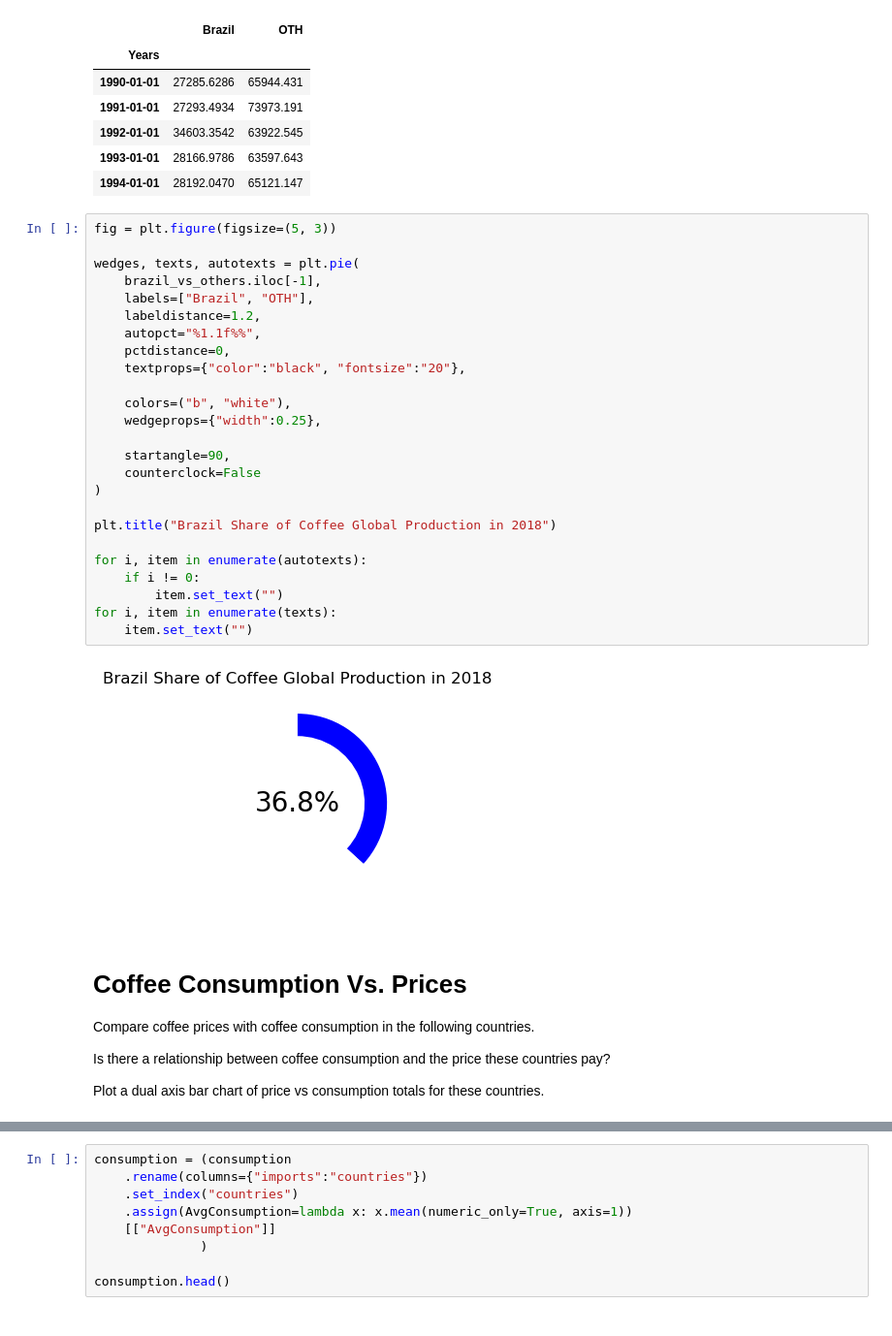
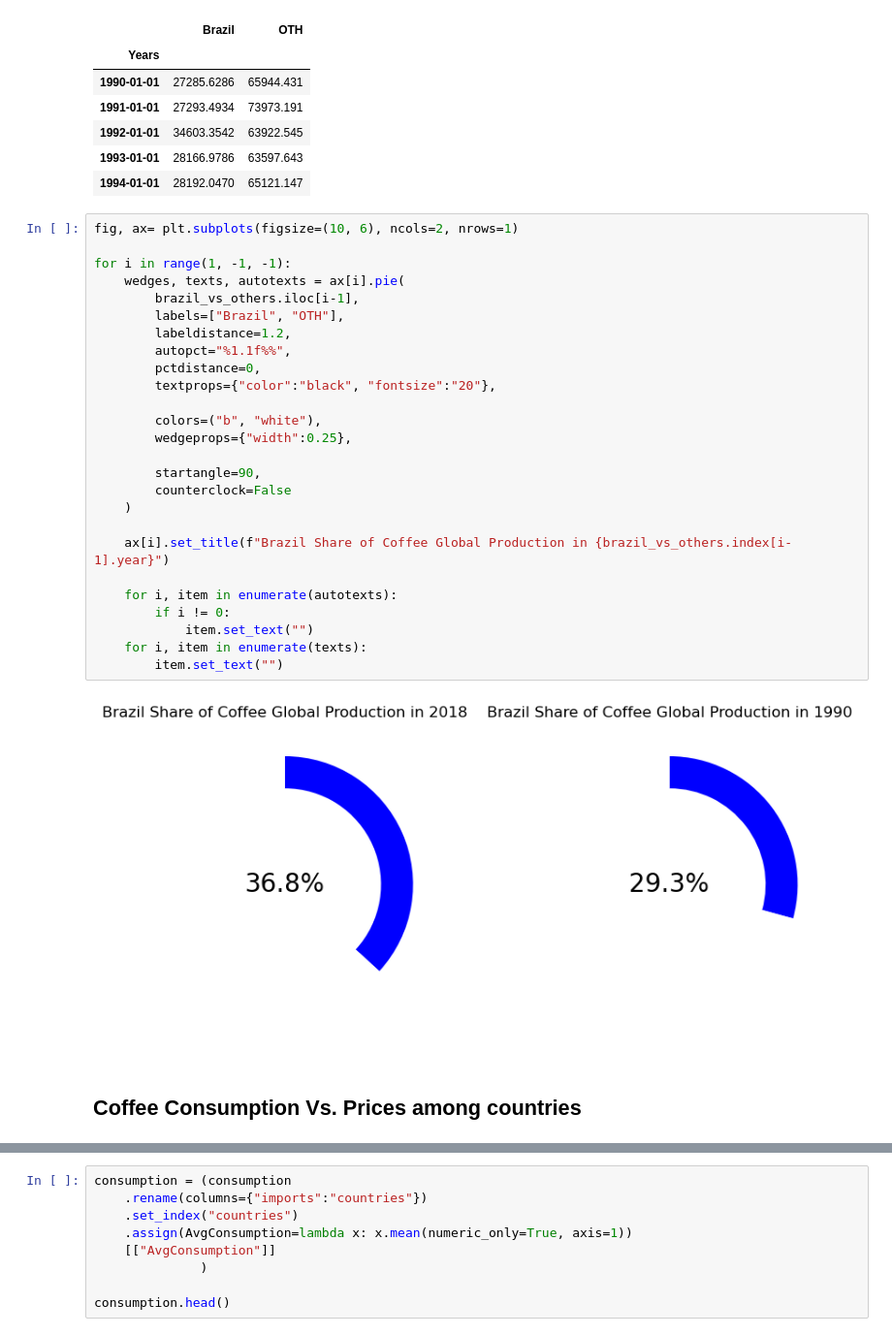
Before and after one commit to ali-can-turan/ibm-data-analyst-mini-projects, a Jupyter notebook: Coffee_Project_Part1.ipynb, the cells around one changed output, grey strips where cells are left out. Shown at 97% size. Saved outputs shown, nothing was run; the diff lists cells and outputs as text.

```diff
--- a/Coffee_Project_Part1.ipynb
+++ b/Coffee_Project_Part1.ipynb
@@ -296,39 +286,34 @@ brazil_vs_others.head()
 | 1993-01-01 | 28166.9786 | 63597.643 |
 | 1994-01-01 | 28192.0470 | 65121.147 |
 # %%
-fig = plt.figure(figsize=(5, 3))
+fig, ax= plt.subplots(figsize=(10, 6), ncols=2, nrows=1)
 
-wedges, texts, autotexts = plt.pie(
-	brazil_vs_others.iloc[-1],
-	labels=["Brazil", "OTH"],
-	labeldistance=1.2,
-	autopct="%1.1f%%",
-	pctdistance=0,
-	textprops={"color":"black", "fontsize":"20"},
+for i in range(1, -1, -1):
+	wedges, texts, autotexts = ax[i].pie(
+		brazil_vs_others.iloc[i-1],
+		labels=["Brazil", "OTH"],
+		labeldistance=1.2,
+		autopct="%1.1f%%",
+		pctdistance=0,
+		textprops={"color":"black", "fontsize":"20"},
 
-	colors=("b", "white"),
-	wedgeprops={"width":0.25},
+		colors=("b", "white"),
+		wedgeprops={"width":0.25},
 
-	startangle=90,
-	counterclock=False
-)
+		startangle=90,
+		counterclock=False
+	)
 
-plt.title("Brazil Share of Coffee Global Production in 2018")
+	ax[i].set_title(f"Brazil Share of Coffee Global Production in {brazil_vs_others.index[i-1].year}")
 
-for i, item in enumerate(autotexts):
-    if i != 0:
-        item.set_text("")
-for i, item in enumerate(texts):
-    item.set_text("")
+	for i, item in enumerate(autotexts):
+	    if i != 0:
+	        item.set_text("")
+	for i, item in enumerate(texts):
+	    item.set_text("")
 # %% [output]
-[figure, old version]
+[figure, new version]
 # %% [markdown]
-# Coffee Consumption Vs. Prices
-
-Compare coffee prices with coffee consumption in the following countries.
-
-Is there a relationship between coffee consumption and the price these countries pay?
-
-Plot a dual axis bar chart of price vs consumption totals for these countries.
+## Coffee Consumption Vs. Prices among countries
 # %%
 consumption = pd.read_csv("./imports.csv")
```
Also changed, not shown: parts of 10 cells of this notebook, 2 other files.
